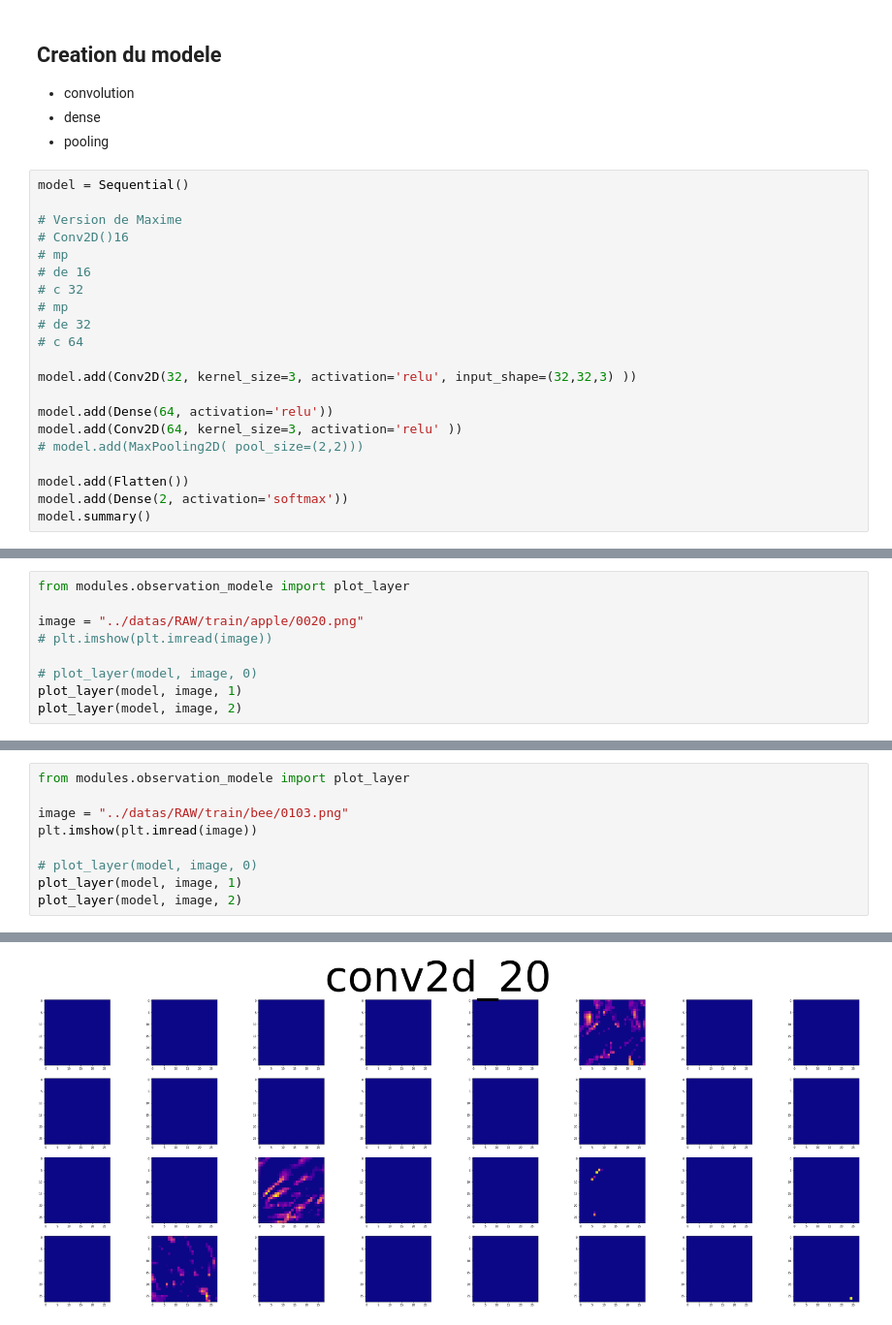
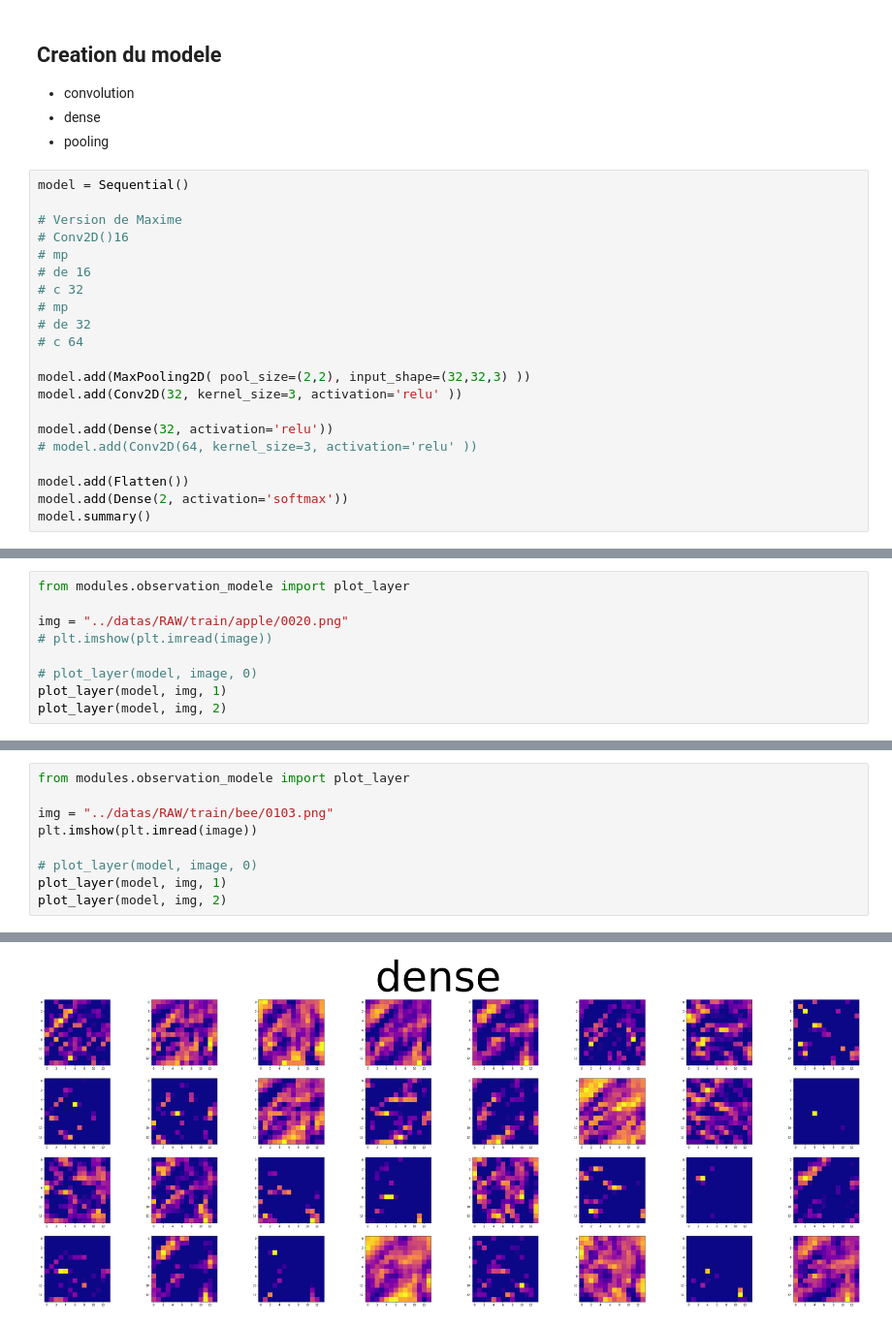
Before and after one commit to Nicolas-Malgat/Reco_image, a Jupyter notebook: entrainement_modele.ipynb, the cells around one changed output, grey strips where cells are left out. Shown at 97% size. Cells and saved outputs as stored; diff of their text form.

```diff
--- a/entrainement_modele.ipynb
+++ b/entrainement_modele.ipynb
@@ -72,11 +70,11 @@ model = Sequential()
 # de 32
 # c 64
 
-model.add(Conv2D(32, kernel_size=3, activation='relu', input_shape=(32,32,3) ))
+model.add(MaxPooling2D( pool_size=(2,2), input_shape=(32,32,3) ))
+model.add(Conv2D(32, kernel_size=3, activation='relu' ))
 
-model.add(Dense(64, activation='relu'))
-model.add(Conv2D(64, kernel_size=3, activation='relu' ))
-# model.add(MaxPooling2D( pool_size=(2,2)))
+model.add(Dense(32, activation='relu'))
+# model.add(Conv2D(64, kernel_size=3, activation='relu' ))
 
 model.add(Flatten())
 model.add(Dense(2, activation='softmax'))
@@ -171,10 +177,10 @@ _________________________________________________________________
 # %%
 from modules.observation_modele import plot_layer
 
-image = "../datas/RAW/train/apple/0020.png"
+img = "../datas/RAW/train/apple/0020.png"
 # plt.imshow(plt.imread(image))
 
 # plot_layer(model, image, 0)
-plot_layer(model, image, 1)
-plot_layer(model, image, 2)
+plot_layer(model, img, 1)
+plot_layer(model, img, 2)
 # %% [output]
@@ -183,11 +189,11 @@ plot_layer(model, image, 2)
 # %%
 from modules.observation_modele import plot_layer
 
-image = "../datas/RAW/train/bee/0103.png"
+img = "../datas/RAW/train/bee/0103.png"
 plt.imshow(plt.imread(image))
 
 # plot_layer(model, image, 0)
-plot_layer(model, image, 1)
-plot_layer(model, image, 2)
+plot_layer(model, img, 1)
+plot_layer(model, img, 2)
 # %% [output]
 [figure]
@@ -195 +201 @@ plot_layer(model, image, 2)
-[figure, old version]
+[figure, new version]
```
Also changed, not shown: parts of 12 cells of this notebook, 7 other files.
